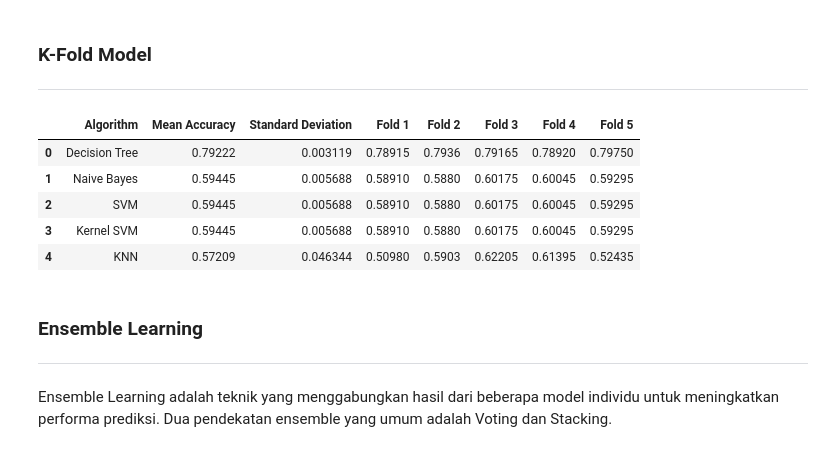
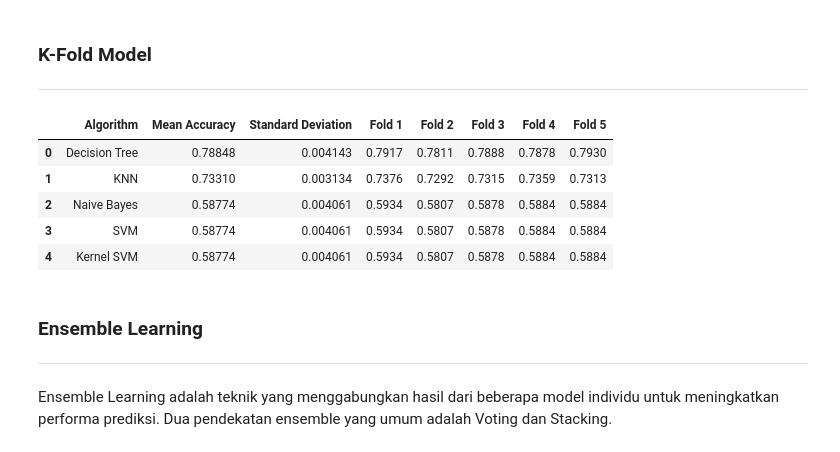
Before and after one commit to DavnFs/Celestial-Object-Classification, a Jupyter notebook: Stellar/Classification.ipynb, the cells around one changed output. Drawn from its saved outputs; the diff is of its cells as text; code cells hidden in the pictures.

```diff
--- a/Stellar/Classification.ipynb
+++ b/Stellar/Classification.ipynb
@@ -32,7 +32,7 @@ from tensorflow.keras.utils import to_categorical
 Mulailah dengan mengimpor dataset yang akan digunakan untuk membangun model klasifikasi. Dataset ini biasanya terdiri dari kumpulan data yang memiliki fitur atau atribut serta label kelas yang sesuai.
 # %%
 # Import dataset
-data = pd.read_csv("stellar_classification.csv")
+data = pd.read_csv("stellar_classification.csv").head(50000)
 data.head(10)
 # %% [output]
 |  | obj_ID | alpha | delta | u | g | r | i | z | run_ID | rerun_ID | cam_col | ... |
@@ -187,39 +187,40 @@ recall_scores = {}
 # %%
 # K-Fold Cross Validation
 num_folds = 5
+random_states = 42
 cross_val_results = []
-kfold = KFold(n_splits=num_folds)
+kfold = KFold(n_splits=num_folds, random_state=random_states, shuffle=True)
 
 for name, model in models.items():
     cv_scores = cross_val_score(model, X, y, cv=kfold)
     model.fit(X_train, y_train)  # Train the model
     y_pred = model.predict(X_test)  # Predict the test set
 
     # Calculate and store evaluation metrics
     scores[name] = accuracy_score(y_test, y_pred)
     reports[name] = classification_report(y_test, y_pred)
     f1_scores[name] = f1_score(y_test, y_pred, average='weighted')
     precision_scores[name] = precision_score(y_test, y_pred, average='weighted')
     recall_scores[name] = recall_score(y_test, y_pred, average='weighted')
 
     # Store cross-validation scores for each fold
     fold_accuracies = {'Fold ' + str(i+1): score for i, score in enumerate(cv_scores)}
     mean_accuracy = cv_scores.mean()
     std_accuracy = cv_scores.std()
     cross_val_results.append({'Algorithm': name, 'Mean Accuracy': mean_accuracy, 'Standard Deviation': std_accuracy, **fold_accuracies})
 
 cross_val_df = pd.DataFrame(cross_val_results)
 columns_order = ['Algorithm'] + [col for col in cross_val_df.columns if col != 'Algorithm']
 cross_val_df = cross_val_df[columns_order]
 cross_val_df_sorted = cross_val_df.sort_values('Mean Accuracy', ascending=False).reset_index(drop=True)
 cross_val_df_sorted
 # %% [output]
 |  | Algorithm | Mean Accuracy | Standard Deviation | Fold 1 | Fold 2 | Fold 3 | Fold 4 | Fold 5 |
-| 0 | Decision Tree | 0.79222 | 0.003119 | 0.78915 | 0.7936 | 0.79165 | 0.78920 | 0.79750 |
-| 1 | Naive Bayes | 0.59445 | 0.005688 | 0.58910 | 0.5880 | 0.60175 | 0.60045 | 0.59295 |
-| 2 | SVM | 0.59445 | 0.005688 | 0.58910 | 0.5880 | 0.60175 | 0.60045 | 0.59295 |
-| 3 | Kernel SVM | 0.59445 | 0.005688 | 0.58910 | 0.5880 | 0.60175 | 0.60045 | 0.59295 |
-| 4 | KNN | 0.57209 | 0.046344 | 0.50980 | 0.5903 | 0.62205 | 0.61395 | 0.52435 |
+| 0 | Decision Tree | 0.78848 | 0.004143 | 0.7917 | 0.7811 | 0.7888 | 0.7878 | 0.7930 |
+| 1 | KNN | 0.73310 | 0.003134 | 0.7376 | 0.7292 | 0.7315 | 0.7359 | 0.7313 |
+| 2 | Naive Bayes | 0.58774 | 0.004061 | 0.5934 | 0.5807 | 0.5878 | 0.5884 | 0.5884 |
+| 3 | SVM | 0.58774 | 0.004061 | 0.5934 | 0.5807 | 0.5878 | 0.5884 | 0.5884 |
+| 4 | Kernel SVM | 0.58774 | 0.004061 | 0.5934 | 0.5807 | 0.5878 | 0.5884 | 0.5884 |
 # %% [markdown]
 ### Ensemble Learning
 ---
```
Also changed, not shown: parts of 12 cells of this notebook.
